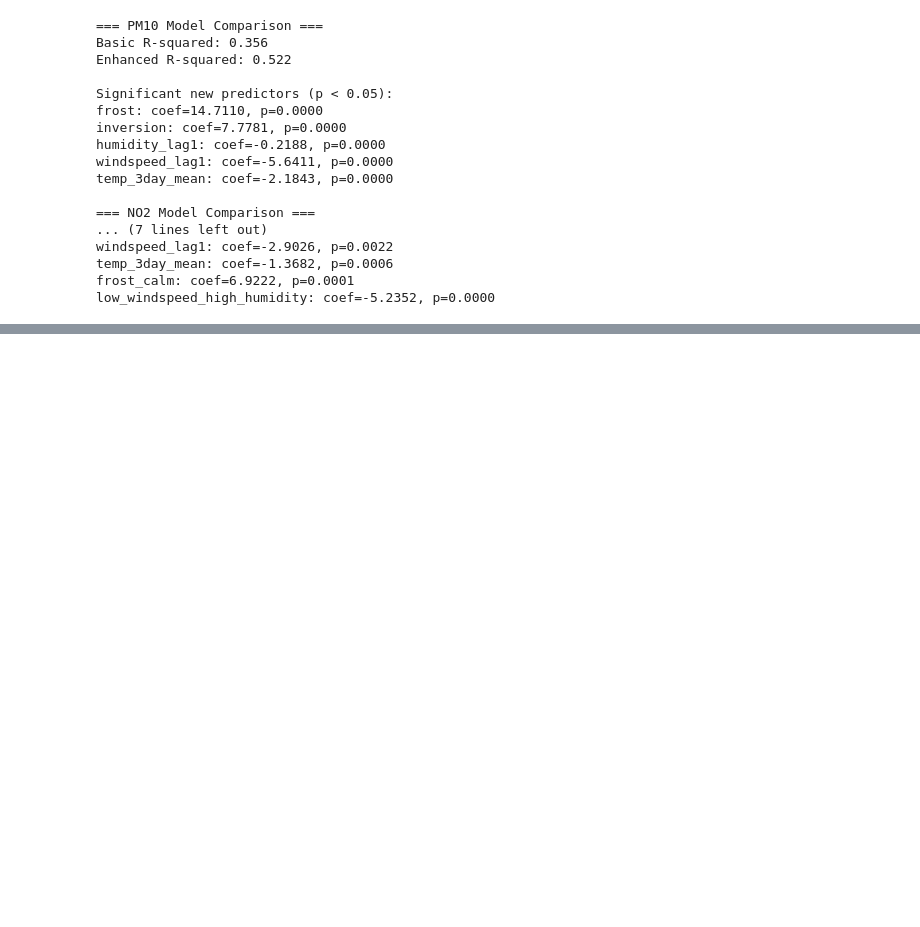
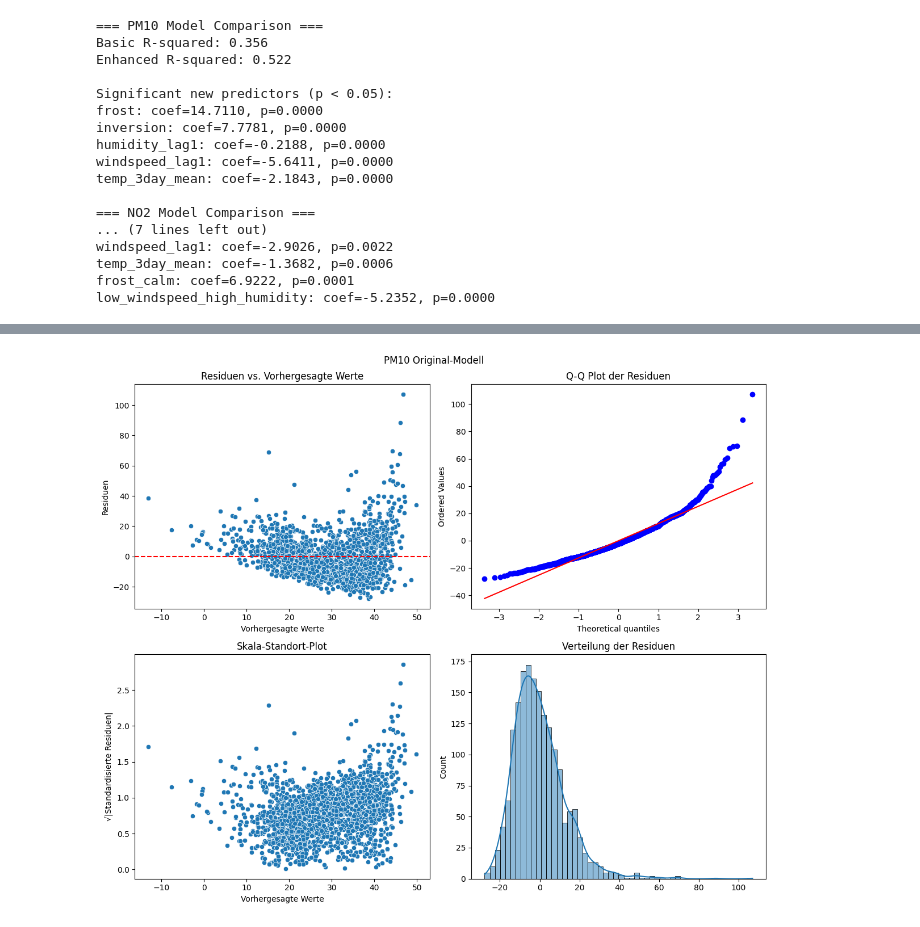
Before and after one commit to Veit-Kramer-Schoeggl/statistik_A02, a Jupyter notebook: A02-TeamA.ipynb, the cells around one changed output, grey strips where cells are left out. Cells and saved outputs as stored; diff of their text form; code cells hidden in the pictures; blank space fills up the shorter version.

Commit message:
Mostafa : Add point 5

```diff
--- a/A02-TeamA.ipynb
+++ b/A02-TeamA.ipynb
@@ -451,3 +435,98 @@ windspeed_lag1: coef=-2.9026, p=0.0022
 temp_3day_mean: coef=-1.3682, p=0.0006
 frost_calm: coef=6.9222, p=0.0001
 low_windspeed_high_humidity: coef=-5.2352, p=0.0000
+# %%
+#Punkt 5, Mostafa -> Vergleich Model mit und ohne Wurzel
+
+import pandas as pd
+import numpy as np
+import matplotlib.pyplot as plt
+import seaborn as sns
+from statsmodels.formula.api import ols
+import statsmodels.api as sm
+from scipy import stats
+
+def erstelle_modelle_mit_transformation(df, zielvariable, praediktoren):
+    """Erstellt und vergleicht Modelle mit und ohne Wurzeltransformation"""
+
+    # Original-Modell
+    formel_original = f"{zielvariable} ~ " + " + ".join(praediktoren)
+    modell_original = ols(formel_original, data=df).fit()
+
+    # Modell mit Wurzeltransformation
+    df[f'sqrt_{zielvariable}'] = np.sqrt(df[zielvariable])
+    formel_wurzel = f"sqrt_{zielvariable} ~ " + " + ".join(praediktoren)
+    modell_wurzel = ols(formel_wurzel, data=df).fit()
+
+    return modell_original, modell_wurzel
+
+def erstelle_diagnostik_plots(modell, titel):
+    """Erstellt diagnostische Plots für das Modell"""
+    fig, ((ax1, ax2), (ax3, ax4)) = plt.subplots(2, 2, figsize=(12, 10))
+
+    # Residuen vs. Fitted
+    sns.scatterplot(x=modell.fittedvalues, y=modell.resid, ax=ax1)
+    ax1.axhline(y=0, color='r', linestyle='--')
+    ax1.set_xlabel('Vorhergesagte Werte')
+    ax1.set_ylabel('Residuen')
+    ax1.set_title('Residuen vs. Vorhergesagte Werte')
+
+    # Q-Q Plot
+    stats.probplot(modell.resid, dist="norm", plot=ax2)
+    ax2.set_title('Q-Q Plot der Residuen')
+
+    # Skala-Standort-Plot
+    sns.scatterplot(x=modell.fittedvalues, y=np.sqrt(np.abs(modell.resid_pearson)), ax=ax3)
+    ax3.set_xlabel('Vorhergesagte Werte')
+    ax3.set_ylabel('√|Standardisierte Residuen|')
+    ax3.set_title('Skala-Standort-Plot')
+
+    # Residuen-Verteilung
+    sns.histplot(modell.resid, kde=True, ax=ax4)
+    ax4.set_title('Verteilung der Residuen')
+
+    plt.suptitle(titel)
+    plt.tight_layout()
+    return fig
+
+# Basisprädikatoren definieren
+praediktoren = ['temp', 'humidity', 'prec', 'windspeed', 'peak_velocity']
+
+# Trainingsdaten vorbereiten (2015-2019)
+mask = (df_graz.index.year >= 2015) & (df_graz.index.year <= 2019)
+train_df = df_graz[mask].copy()
+
+# Modelle für PM10
+pm10_original, pm10_wurzel = erstelle_modelle_mit_transformation(train_df, 'pm10', praediktoren)
+
+# Modelle für NO2
+no2_original, no2_wurzel = erstelle_modelle_mit_transformation(train_df, 'no2', praediktoren)
+
+# Ergebnisse ausgeben
+print("=== PM10 Modellvergleich ===")
+print(f"R² Original: {pm10_original.rsquared:.3f}")
+print(f"R² Wurzeltransformation: {pm10_wurzel.rsquared:.3f}")
+print(f"AIC Original: {pm10_original.aic:.1f}")
+print(f"AIC Wurzeltransformation: {pm10_wurzel.aic:.1f}")
+
+print("\n=== NO2 Modellvergleich ===")
+print(f"R² Original: {no2_original.rsquared:.3f}")
+print(f"R² Wurzeltransformation: {no2_wurzel.rsquared:.3f}")
+print(f"AIC Original: {no2_original.aic:.1f}")
+print(f"AIC Wurzeltransformation: {no2_wurzel.aic:.1f}")
+
+# Diagnostik-Plots erstellen
+diagnostik_pm10_original = erstelle_diagnostik_plots(pm10_original, "PM10 Original-Modell")
+diagnostik_pm10_wurzel = erstelle_diagnostik_plots(pm10_wurzel, "PM10 Wurzeltransformiertes Modell")
+diagnostik_no2_original = erstelle_diagnostik_plots(no2_original, "NO2 Original-Modell")
+diagnostik_no2_wurzel = erstelle_diagnostik_plots(no2_wurzel, "NO2 Wurzeltransformiertes Modell")
+
+plt.show()
+
+# Shapiro-Wilk-Test für Normalität der Residuen
+print("\n=== Shapiro-Wilk-Test der Residuen ===")
+print("PM10 Original:", stats.shapiro(pm10_original.resid))
+print("PM10 Wurzel:", stats.shapiro(pm10_wurzel.resid))
+print("NO2 Original:", stats.shapiro(no2_original.resid))
+print("NO2 Wurzel:", stats.shapiro(no2_wurzel.resid))
+# %% [output]
@@ -453,0 +544 @@ low_windspeed_high_humidity: coef=-5.2352, p=0.0000
+[figure, added]
```
Also changed, not shown: parts of 4 cells of this notebook.
